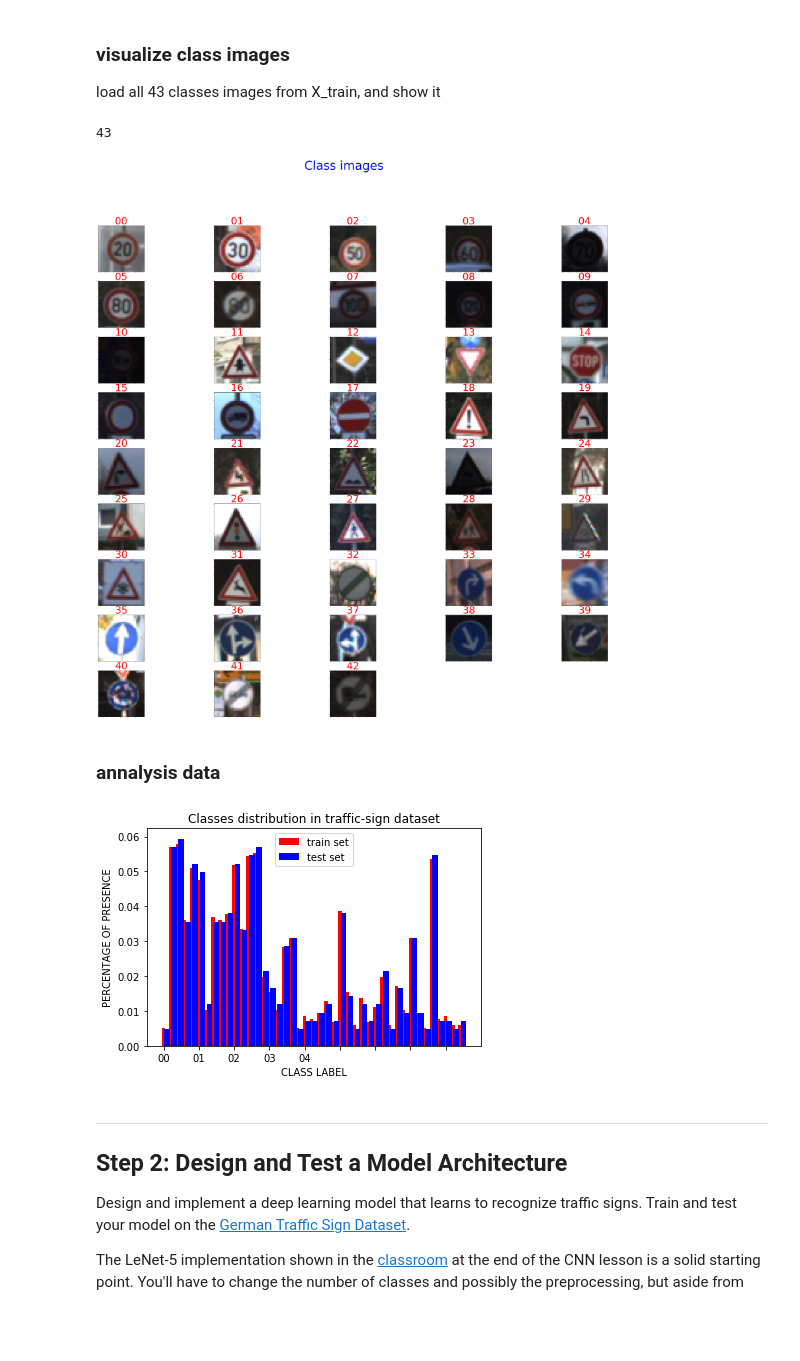
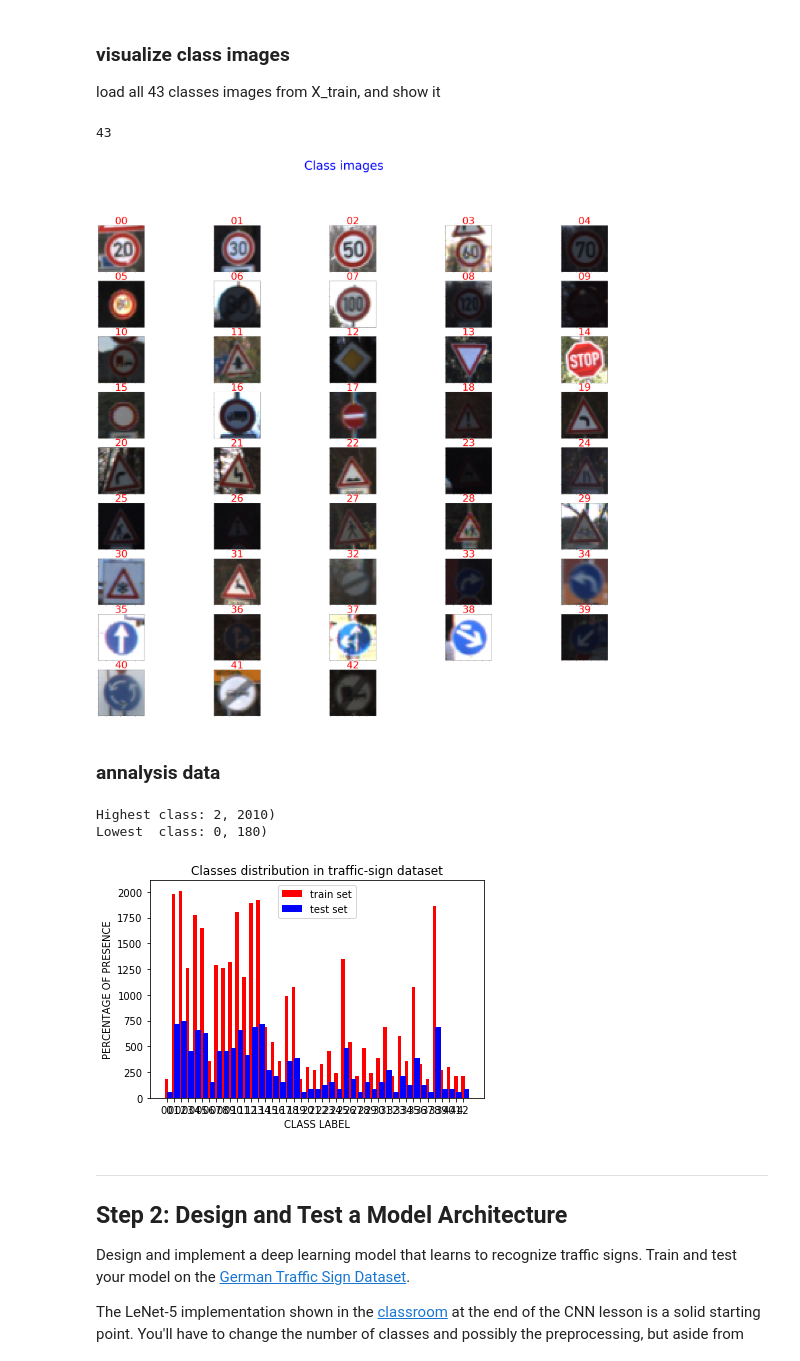
Before and after one commit to luteresa/P3_CarND-Traffic-Sign-Classifier, a Jupyter notebook: Traffic_Sign_Classifier.ipynb, the cells around one changed output. Drawn from its saved outputs; the diff is of its cells as text; code cells hidden in the pictures; blank space fills up the shorter version.

```diff
--- a/Traffic_Sign_Classifier.ipynb
+++ b/Traffic_Sign_Classifier.ipynb
@@ -172,9 +172,18 @@ def visualize_images(list_imgs,title_name,cols=5,show_title=[],save_name='save.j
 ### visualize class images
 
 load all 43 classes images from X_train, and show it
+# %%
+def get_count_per_class(y_dataset):
+    num_classes = len(np.unique(y_dataset))
+    count_per_class = np.zeros( num_classes )
+
+    for class_idx in range( num_classes ):
+        count_per_class[class_idx] = np.sum(y_dataset == class_idx )
+
+    return count_per_class
 # %%
 class_images=[]
-for class_idx in range(43):
+for class_idx in range(n_classes):
     cur_X = X_train[y_train == class_idx]
     cur_img = cur_X[np.random.randint(len(cur_X))]
     class_images.append(cur_img)
@@ -184,39 +193,43 @@ print(len(class_images))
 visualize_images(class_images[0:43],'Class images',cols=5,save_name="all_class_traffic_types")
 # %% [output]
 43
-[figure, old version]
+[figure, new version]
 # %% [markdown]
 ### annalysis data
 # %%
 # bar chart of classes distribution
-train_distribution,test_distribution = np.zeros(n_classes),np.zeros(n_classes)
 
-for c in range(n_classes):
-    train_distribution[c] = np.sum(y_train == c) / n_train
-    test_distribution[c] = np.sum(y_test == c) / n_test
+count_per_class_train = get_count_per_class(y_train)
+
+count_per_class_test = get_count_per_class(y_test)
+
+print('Highest class: {}, {})'.format(np.argmax(count_per_class_train),(int)(np.max(count_per_class_train))))
+print('Lowest  class: {}, {})'.format(np.argmin(count_per_class_train),(int)(np.min(count_per_class_train))))
+
+
 fig,ax = plt.subplots()
 
 col_width = 0.5
 
-bar_train = ax.bar(np.arange(n_classes),train_distribution,width=col_width,color='r')
-
-bar_test = ax.bar(np.arange(n_classes)+col_width,test_distribution,color='b')
+bar_train = ax.bar(np.arange(n_classes),count_per_class_train,width=col_width,color='r')
+bar_test = ax.bar(np.arange(n_classes)+col_width,count_per_class_test,color='b')
 
 ax.set_ylabel('PERCENTAGE OF PRESENCE')
-
 ax.set_xlabel('CLASS LABEL')
 
 ax.set_title('Classes distribution in traffic-sign dataset')
 
-ax.set_xticks(np.arange(0,n_classes,5) )
+ax.set_xticks(np.arange(0,n_classes,1) )
 
-ax.set_xticklabels(['{:02d}'.format(c) for c in range(0,5)])
+ax.set_xticklabels(['{:02d}'.format(c) for c in range(0,n_classes)])
 
 ax.legend((bar_train[0],bar_test[0]),('train set','test set'))
 plt.savefig("examples/classes_distribution.jpg")
 plt.show()
 # %% [output]
+Highest class: 2, 2010)
+Lowest  class: 0, 180)
-[figure, old version]
+[figure, new version]
 # %% [markdown]
 ----
 
```
Also changed, not shown: parts of 18 cells of this notebook, 13 other files.
